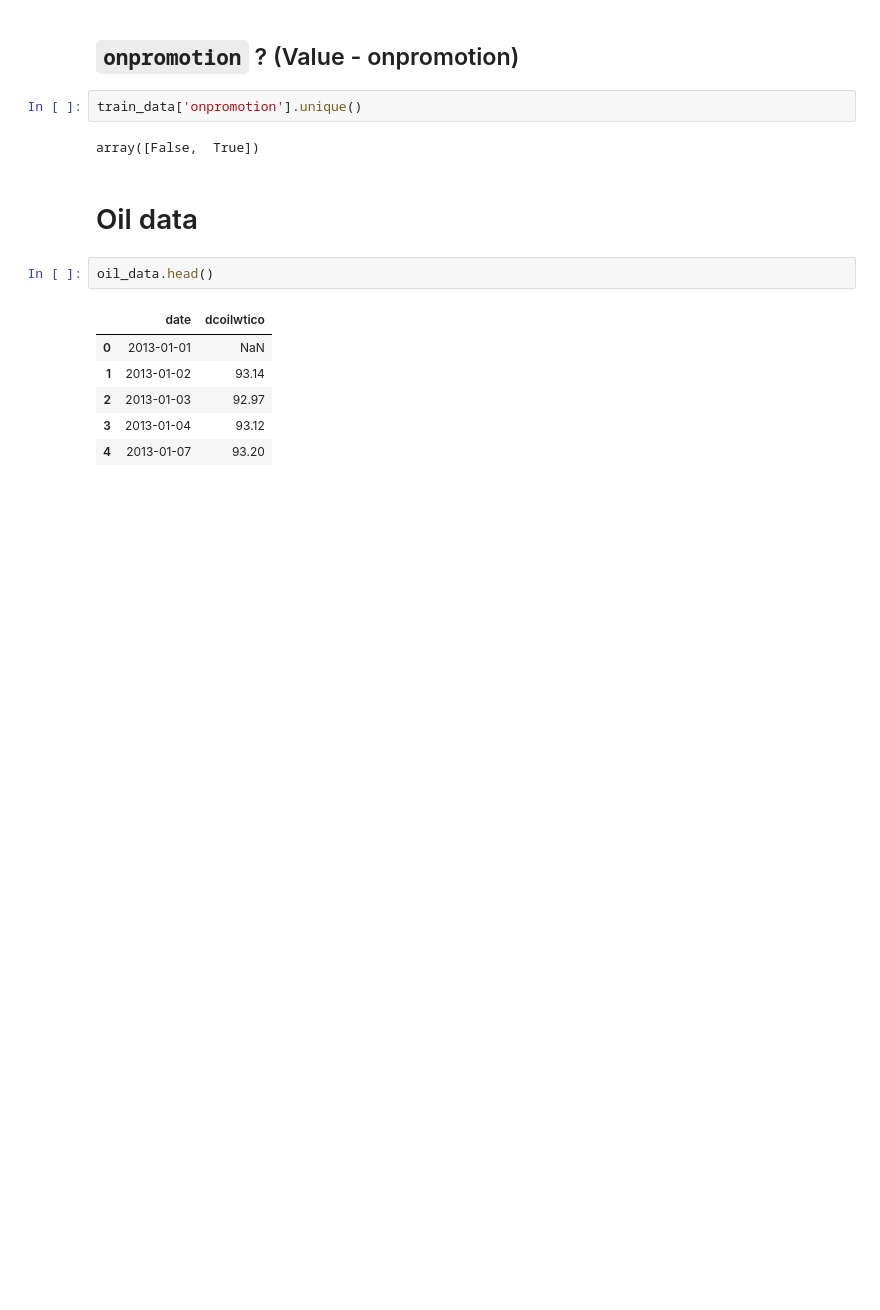
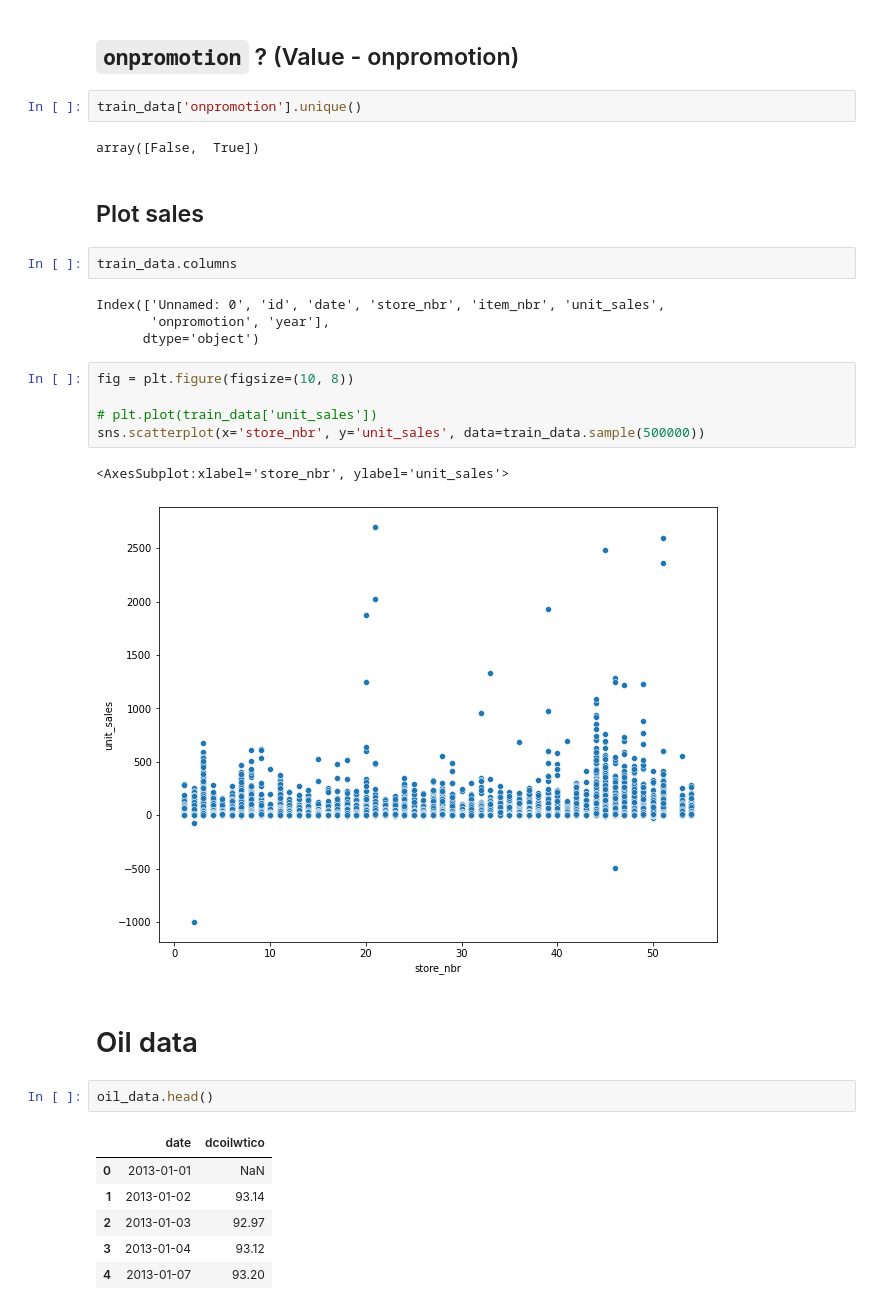
Before and after one commit to didine13/forecasting_for_sales, a Jupyter notebook: notebooks/nhouyvanisvong_dataexplo2.ipynb, the cells around one changed output. Saved outputs shown, nothing was run; the diff lists cells and outputs as text; blank space fills up the shorter version.

Commit message:
add plot for unit_sales...

```diff
--- a/notebooks/nhouyvanisvong_dataexplo2.ipynb
+++ b/notebooks/nhouyvanisvong_dataexplo2.ipynb
@@ -81,6 +81,22 @@ Index(['Unnamed: 0', 'id', 'date', 'store_nbr', 'item_nbr', 'unit_sales',
 train_data['onpromotion'].unique()
 # %% [output]
 array([False,  True])
+# %% [markdown]
+## Plot sales
+# %%
+train_data.columns
+# %% [output]
+Index(['Unnamed: 0', 'id', 'date', 'store_nbr', 'item_nbr', 'unit_sales',
+       'onpromotion', 'year'],
+      dtype='object')
+# %%
+fig = plt.figure(figsize=(10, 8))
+
+# plt.plot(train_data['unit_sales'])
+sns.scatterplot(x='store_nbr', y='unit_sales', data=train_data.sample(500000))
+# %% [output]
+<AxesSubplot:xlabel='store_nbr', ylabel='unit_sales'>
+[figure, added]
 # %% [markdown]
 # Oil data
 # %%
```
Also changed, not shown: parts of 16 cells of this notebook.
